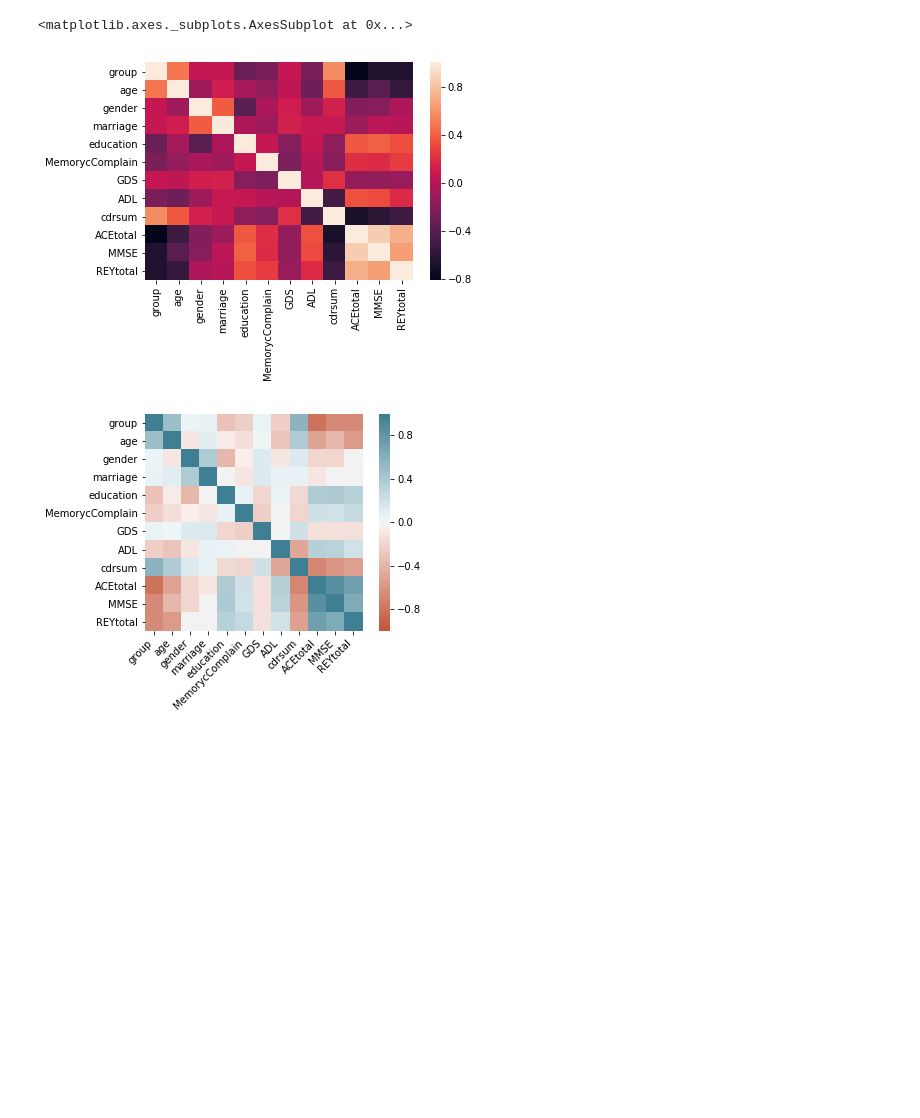
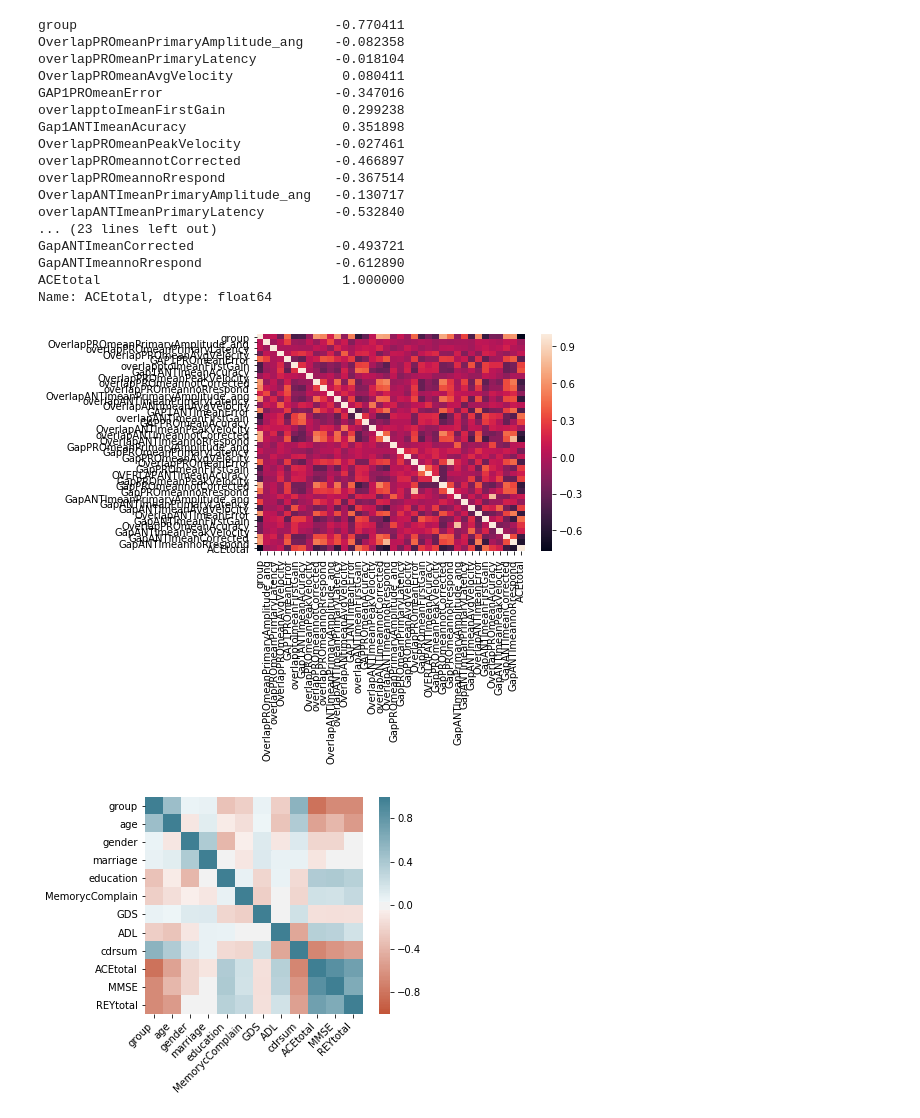
Before and after one commit to aminkhod/Eye_tracking-Neuroscience, a Jupyter notebook: correlation.ipynb, the cells around one changed output. Saved outputs shown, nothing was run; the diff lists cells and outputs as text; code cells hidden in the pictures; blank space fills up the shorter version.

```diff
--- a/correlation.ipynb
+++ b/correlation.ipynb
@@ -1,17 +1,35 @@
 # %%
 import seaborn as sns
 import pandas as pd
 
 missing_value=["?", " "]
-data= pd.read_csv("pencile.csv",na_values=missing_value, delimiter=",")
+data1= pd.read_csv("pencile.csv",na_values=missing_value, delimiter=",")
+data= pd.read_csv("eye-tracking.csv",na_values=missing_value, delimiter=",")
+data['ACEtotal'] = data1['ACEtotal']
+Var_Corr = data.corr()
 
-
-Var_Corr = data.corr()
 # plot the heatmap and annotation on it
 sns.heatmap(Var_Corr, xticklabels=Var_Corr.columns, yticklabels=Var_Corr.columns)
+print(Var_Corr['ACEtotal'])
 # %% [output]
-<matplotlib.axes._subplots.AxesSubplot at 0x...>
+group                                 -0.770411
+OverlapPROmeanPrimaryAmplitude_ang    -0.082358
+overlapPROmeanPrimaryLatency          -0.018104
+OverlapPROmeanAvgVelocity              0.080411
+GAP1PROmeanError                      -0.347016
+overlapptoImeanFirstGain               0.299238
+Gap1ANTImeanAcuracy                    0.351898
+OverlapPROmeanPeakVelocity            -0.027461
+overlapPROmeannotCorrected            -0.466897
+overlapPROmeannoRrespond              -0.367514
+OverlapANTImeanPrimaryAmplitude_ang   -0.130717
+overlapANTImeanPrimaryLatency         -0.532840
+... (23 lines left out)
+GapANTImeanCorrected                  -0.493721
+GapANTImeannoRrespond                 -0.612890
+ACEtotal                               1.000000
+Name: ACEtotal, dtype: float64
-[figure, old version]
+[figure, new version]
 # %%
 corr = data.corr()
 ax = sns.heatmap(
```
Also changed, not shown: 1 other file.
